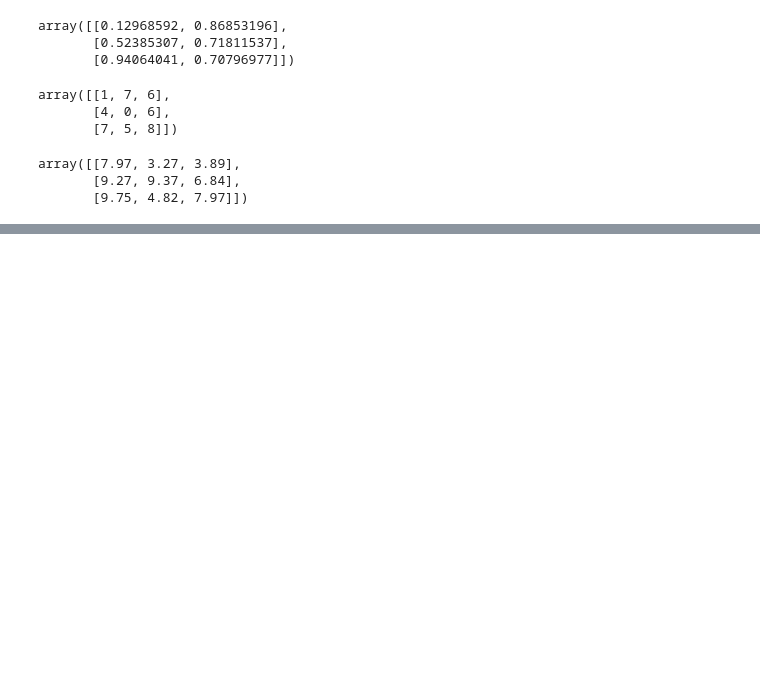
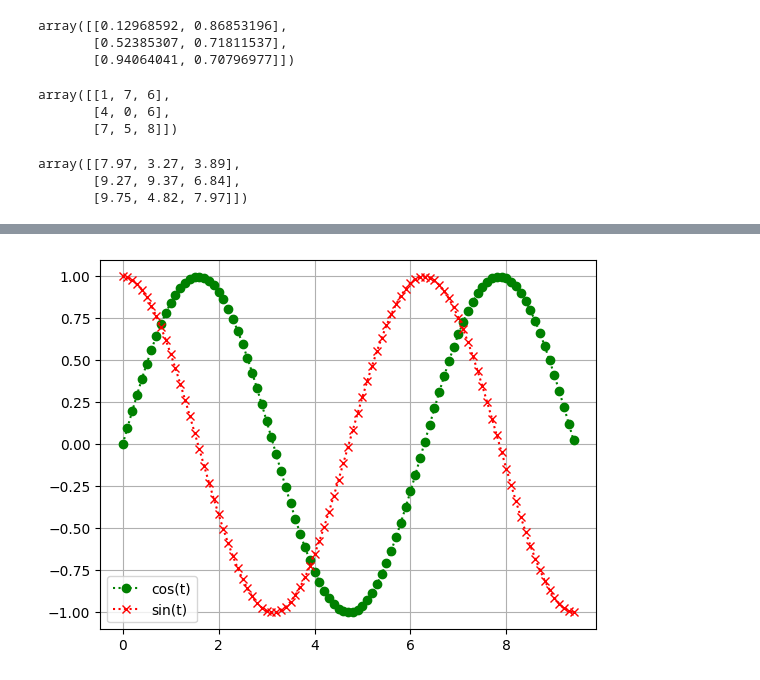
Before and after one commit to anjali8922/digipodium, a Jupyter notebook: data analysis/numpy.ipynb, the cells around one changed output, grey strips where cells are left out. Saved outputs shown, nothing was run; the diff lists cells and outputs as text; code cells hidden in the pictures; blank space fills up the shorter version.

```diff
--- a/data analysis/numpy.ipynb
+++ b/data analysis/numpy.ipynb
@@ -137,0 +346,7 @@ array([[7.97, 3.27, 3.89],
+# %%
+plt.plot(t,x,"go:",label='cos(t)')
+plt.plot(t,y,"rx:",label='sin(t)')
+plt.legend()
+plt.grid()
+# %% [output]
+[figure, added]
```
Also changed, not shown: parts of 24 cells of this notebook, 2 other files.
